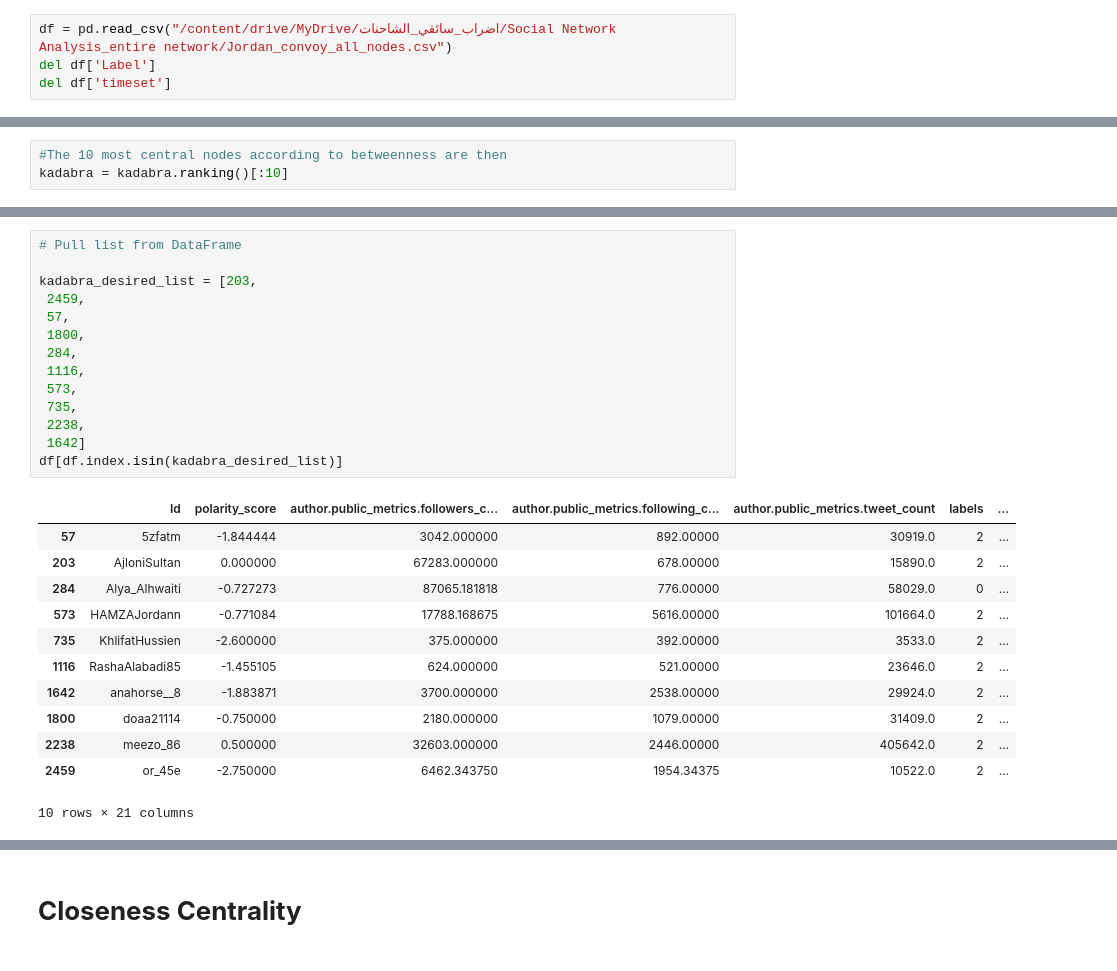
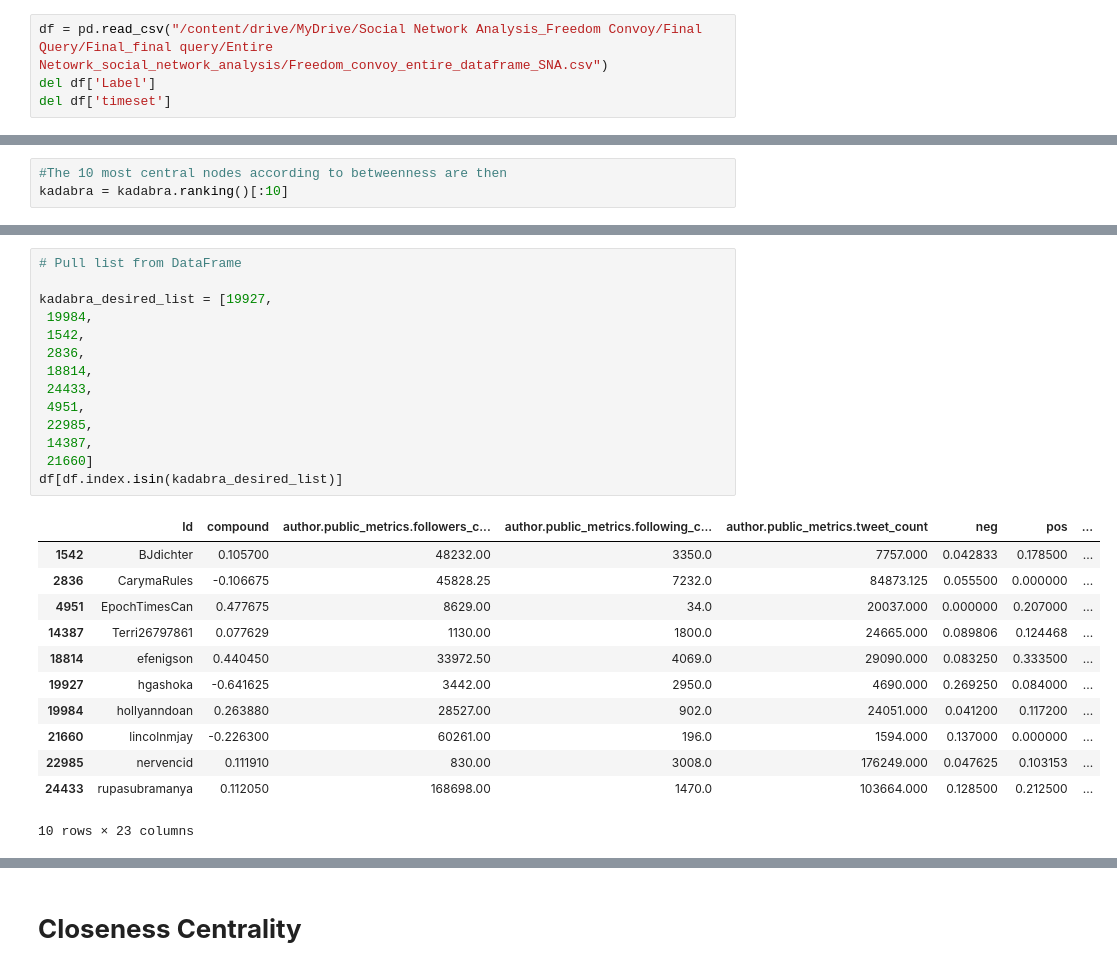
Before and after one commit to falahamro/Social-Network-Analysis, a Jupyter notebook: اضراب_سائقي_الشاحنات_entire_network.ipynb, the cells around one changed output, grey strips where cells are left out. Drawn from its saved outputs; the diff is of its cells as text.

```diff
--- a/اضراب_سائقي_الشاحنات_entire_network.ipynb
+++ b/اضراب_سائقي_الشاحنات_entire_network.ipynb
@@ -30,7 +30,7 @@ import networkit as nk
 # %% [markdown]
 Import the nodes/edges_export file from gephi
 # %%
-df = pd.read_csv("/content/drive/MyDrive/اضراب_سائقي_الشاحنات/Social Network Analysis_entire network/Jordan_convoy_all_nodes.csv")
+df = pd.read_csv("/content/drive/MyDrive/Social Network Analysis_Freedom Convoy/Final Query/Final_final query/Entire Netowrk_social_network_analysis/Freedom_convoy_entire_dataframe_SNA.csv")
 del df['Label']
 del df['timeset']
 # %%
@@ -333,27 +268,27 @@ kadabra
 # %%
 # Pull list from DataFrame
 
-kadabra_desired_list = [203,
- 2459,
- 57,
- 1800,
- 284,
- 1116,
- 573,
- 735,
- 2238,
- 1642]
+kadabra_desired_list = [19927,
+ 19984,
+ 1542,
+ 2836,
+ 18814,
+ 24433,
+ 4951,
+ 22985,
+ 14387,
+ 21660]
 df[df.index.isin(kadabra_desired_list)]
 # %% [output]
-|  | Id | polarity_score | author.public_metrics.followers_c... | author.public_metrics.following_c... | author.public_metrics.tweet_count | labels | ... |
-| 57 | 5zfatm | -1.844444 | 3042.000000 | 892.00000 | 30919.0 | 2 | ... |
-| 203 | AjloniSultan | 0.000000 | 67283.000000 | 678.00000 | 15890.0 | 2 | ... |
-| 284 | Alya_Alhwaiti | -0.727273 | 87065.181818 | 776.00000 | 58029.0 | 0 | ... |
-| 573 | HAMZAJordann | -0.771084 | 17788.168675 | 5616.00000 | 101664.0 | 2 | ... |
-| 735 | KhlifatHussien | -2.600000 | 375.000000 | 392.00000 | 3533.0 | 2 | ... |
-| 1116 | RashaAlabadi85 | -1.455105 | 624.000000 | 521.00000 | 23646.0 | 2 | ... |
-| 1642 | anahorse__8 | -1.883871 | 3700.000000 | 2538.00000 | 29924.0 | 2 | ... |
-| 1800 | doaa21114 | -0.750000 | 2180.000000 | 1079.00000 | 31409.0 | 2 | ... |
-| 2238 | meezo_86 | 0.500000 | 32603.000000 | 2446.00000 | 405642.0 | 2 | ... |
-| 2459 | or_45e | -2.750000 | 6462.343750 | 1954.34375 | 10522.0 | 2 | ... |
+|  | Id | compound | author.public_metrics.followers_c... | author.public_metrics.following_c... | author.public_metrics.tweet_count | neg | pos | ... |
+| 1542 | BJdichter | 0.105700 | 48232.00 | 3350.0 | 7757.000 | 0.042833 | 0.178500 | ... |
+| 2836 | CarymaRules | -0.106675 | 45828.25 | 7232.0 | 84873.125 | 0.055500 | 0.000000 | ... |
+| 4951 | EpochTimesCan | 0.477675 | 8629.00 | 34.0 | 20037.000 | 0.000000 | 0.207000 | ... |
+| 14387 | Terri26797861 | 0.077629 | 1130.00 | 1800.0 | 24665.000 | 0.089806 | 0.124468 | ... |
+| 18814 | efenigson | 0.440450 | 33972.50 | 4069.0 | 29090.000 | 0.083250 | 0.333500 | ... |
+| 19927 | hgashoka | -0.641625 | 3442.00 | 2950.0 | 4690.000 | 0.269250 | 0.084000 | ... |
+| 19984 | hollyanndoan | 0.263880 | 28527.00 | 902.0 | 24051.000 | 0.041200 | 0.117200 | ... |
+| 21660 | lincolnmjay | -0.226300 | 60261.00 | 196.0 | 1594.000 | 0.137000 | 0.000000 | ... |
+| 22985 | nervencid | 0.111910 | 830.00 | 3008.0 | 176249.000 | 0.047625 | 0.103153 | ... |
+| 24433 | rupasubramanya | 0.112050 | 168698.00 | 1470.0 | 103664.000 | 0.128500 | 0.212500 | ... |
-10 rows × 21 columns
+10 rows × 23 columns
```
Also changed, not shown: parts of 65 cells of this notebook.
